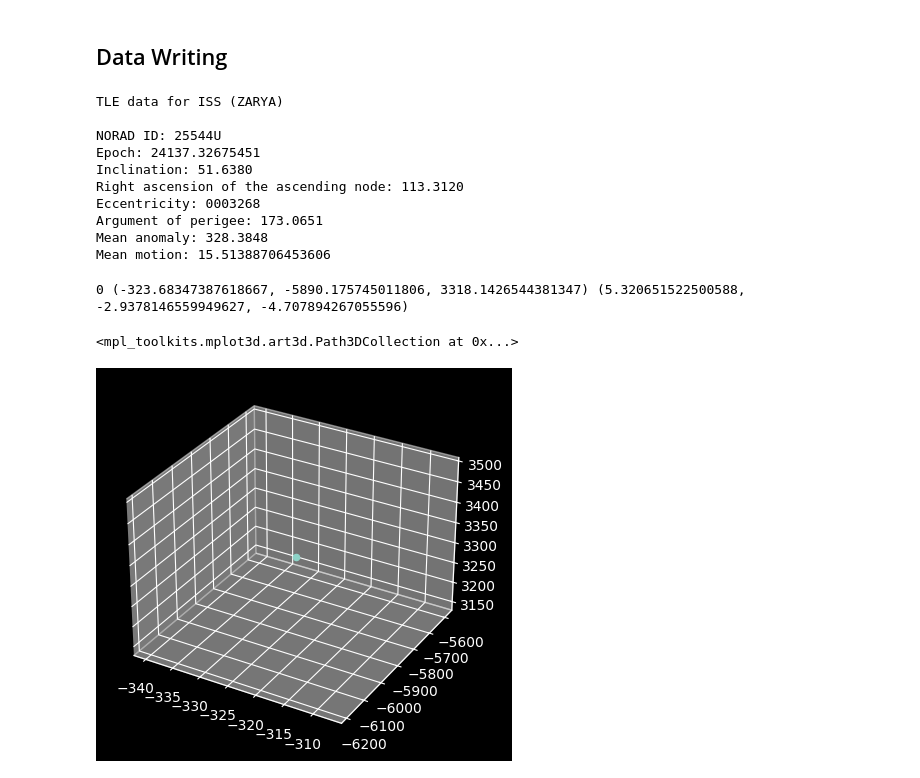
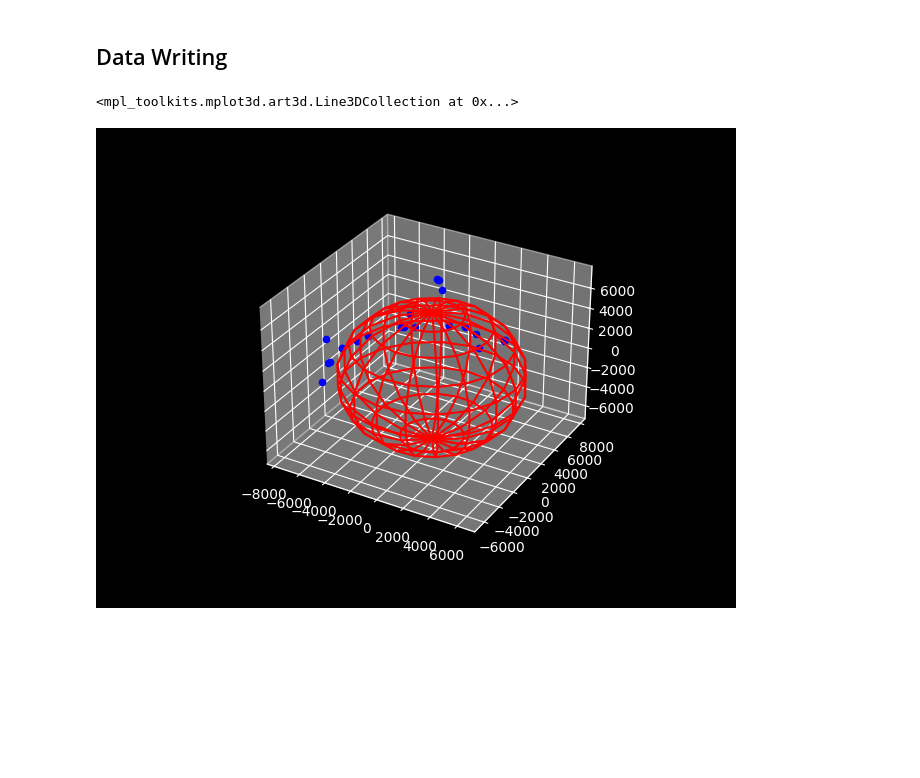
Before and after one commit to Yedi278/Sat-Tracker, a Jupyter notebook: tracker.ipynb, the cells around one changed output. Cells and saved outputs as stored; diff of their text form; code cells hidden in the pictures; blank space fills up the shorter version.

```diff
--- a/tracker.ipynb
+++ b/tracker.ipynb
@@ -32,36 +39,24 @@ except ImportError as e:
 # %% [markdown]
 ## Data Writing
 # %%
-TLE_objs = TLE_obj_from_file('TLE_ISS_Live.txt')
+TLE_objs = TLE_obj_from_file('TLE_NOAA.txt')
 # TLE_objs = TLE_obj_from_file('TLE_database.txt')
 
 
-for i in TLE_objs:
-    print(i)
+# for i in TLE_objs:
+#     print(i)
-# %% [output]
-TLE data for ISS (ZARYA)
-
-NORAD ID: 25544U
-Epoch: 24137.32675451
-Inclination: 51.6380
-Right ascension of the ascending node: 113.3120
-Eccentricity: 0003268
-Argument of perigee: 173.0651
-Mean anomaly: 328.3848
-Mean motion: 15.51388706453606
+# %%
+sats = []
+for i in TLE_objs:
+    d = dict()
+    d['obj'] = Satrec.twoline2rv(i.line1,i.line2)
+    d['name'] = i.name
+    d['time'] = i.time[1]
+    sats.append(d)
 # %%
-sat = Satrec.twoline2rv(TLE_objs[0].line1, TLE_objs[0].line2)
+# sat = Satrec.twoline2rv(TLE_objs[0].line1, TLE_objs[0].line2)
 
-jd, fr = jday(TLE_objs[0].time[1]['year'], TLE_objs[0].time[1]['month'], TLE_objs[0].time[1]['days'], TLE_objs[0].time[1]['hours'], TLE_objs[0].time[1]['minutes'], TLE_objs[0].time[1]['seconds'])
-e, r, v = sat.sgp4(jd, fr)
+# jd, fr = jday(TLE_objs[0].time[1]['year'], TLE_objs[0].time[1]['month'], TLE_objs[0].time[1]['days'], TLE_objs[0].time[1]['hours'], TLE_objs[0].time[1]['minutes'], TLE_objs[0].time[1]['seconds'])
+# e, r, v = sat.sgp4(jd, fr)
 
-print(e,r,v)
+# print(e,r,v)
-# %% [output]
-0 (-323.68347387618667, -5890.175745011806, 3318.1426544381347) (5.320651522500588, -2.9378146559949627, -4.707894267055596)
-# %%
-fig = plt.figure()
-ax = plt.axes(projection='3d')
-ax.scatter3D(*r)
-# %% [output]
-<mpl_toolkits.mplot3d.art3d.Path3DCollection at 0x...>
-[figure, removed]
@@ -67,0 +77,17 @@ ax.scatter3D(*r)
+# %%
+fig = plt.figure()
+ax = plt.axes(projection='3d')
+A_o = 6371
+
+for i in sats:
+    jd, fr = jday(i['time']['year'], i['time']['month'], i['time']['days'], i['time']['hours'], i['time']['minutes'], i['time']['seconds'])
+    e, r, v = i['obj'].sgp4(jd, fr)
+    ax.scatter3D(*r, label=i['name'], color='blue')
+u, v = np.mgrid[0:2*np.pi:20j, 0:np.pi:10j]
+x = A_o*np.cos(u)*np.sin(v)
+y = A_o*np.sin(u)*np.sin(v)
+z = A_o*np.cos(v)
+ax.plot_wireframe(x, y, z, color="red")
+# %% [output]
+<mpl_toolkits.mplot3d.art3d.Line3DCollection at 0x...>
+[figure, added]
```
Also changed, not shown: parts of 3 cells of this notebook, 3 other files.
